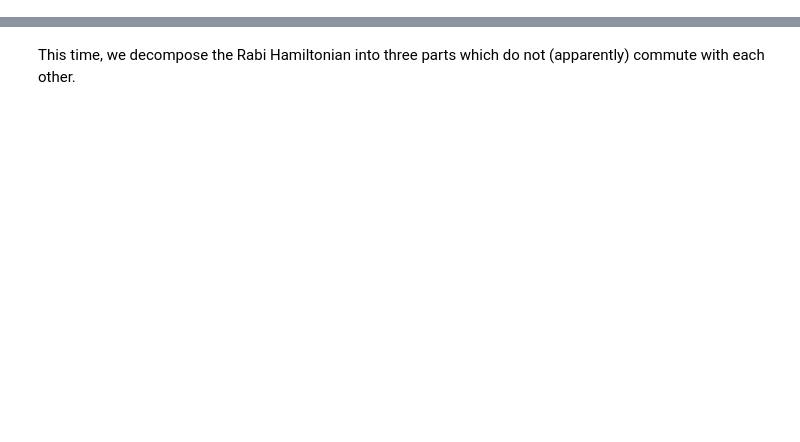
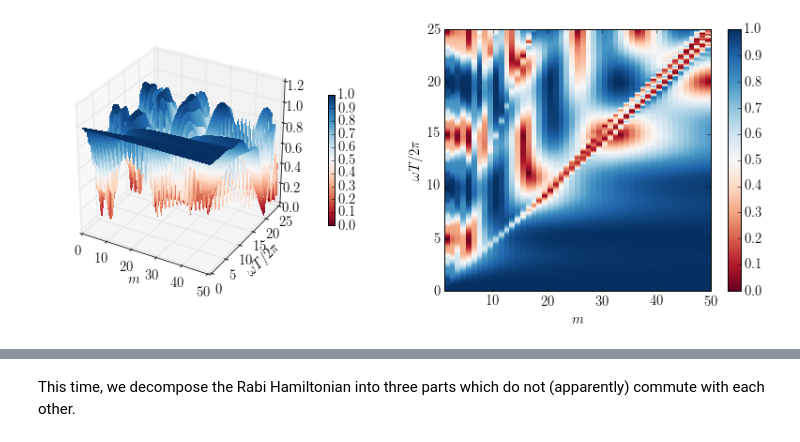
Before and after one commit to eunjongkim/trotter-formula, a Jupyter notebook: notebooks/trotter-formula-rabi-model-1.ipynb, the cells around one changed output, grey strips where cells are left out. Saved outputs shown, nothing was run; the diff lists cells and outputs as text; code cells hidden in the pictures; blank space fills up the shorter version.

```diff
--- a/notebooks/trotter-formula-rabi-model-1.ipynb
+++ b/notebooks/trotter-formula-rabi-model-1.ipynb
@@ -248,0 +186,9 @@ t/m vs. t
+# %%
+wc = 1.0  * 2 * np.pi  # cavity frequency
+wa = 1.0  * 2 * np.pi  # atom frequency
+g  = 0.05 * 2 * np.pi  # coupling strength
+
+# Rabi Model Hamiltonian decomposed into two parts:
+H_list = [wc * a.dag() * a + g * (a.dag() * sm.dag() + a * sm),
+          0.5 * wa * sz + g * (a * sm.dag() + a.dag() * sm)]
+H = sum(H_list)
@@ -248,0 +197,28 @@ t/m vs. t
+# %%
+X, Y = np.meshgrid(m_list, T_list)
+Z = np.zeros((len(T_list), len(m_list)))
+
+for i1, m in enumerate(m_list):
+    for i2, T in enumerate(T_list):
+        rho_af = U_a(H_list, T, m) * psi0
+        rho_0f = U(H, T) * psi0
+        Z[i2, i1] = fidelity(rho_af, rho_0f)
+# %%
+fig = plt.figure(figsize=(14,5))
+# surface_plot with color grading and color bar
+axes = []
+axes.append(fig.add_subplot(1, 2, 1, projection='3d'))
+p = axes[0].plot_surface(X, Y, Z, rstride=1, cstride=1, cmap=cm.RdBu,
+                         linewidth=0, antialiased=False, vmin=0, vmax=1)
+cb = fig.colorbar(p, shrink=0.5)
+axes[0].set_xlabel(r'$m$')
+axes[0].set_ylabel(r'$\omega T /2\pi$')
+
+axes.append(fig.add_subplot(1, 2, 2))
+p = axes[1].pcolor(X, Y, Z, cmap=cm.RdBu, vmin=0, vmax=1)
+cb = fig.colorbar(p, ax=axes[1])
+axes[1].set_xlabel(r'$m$')
+axes[1].set_xlim([1, M])
+axes[1].set_ylabel(r'$\omega T /2\pi$');
+# %% [output]
+[figure, added]
```
Also changed, not shown: parts of 82 cells of this notebook.
